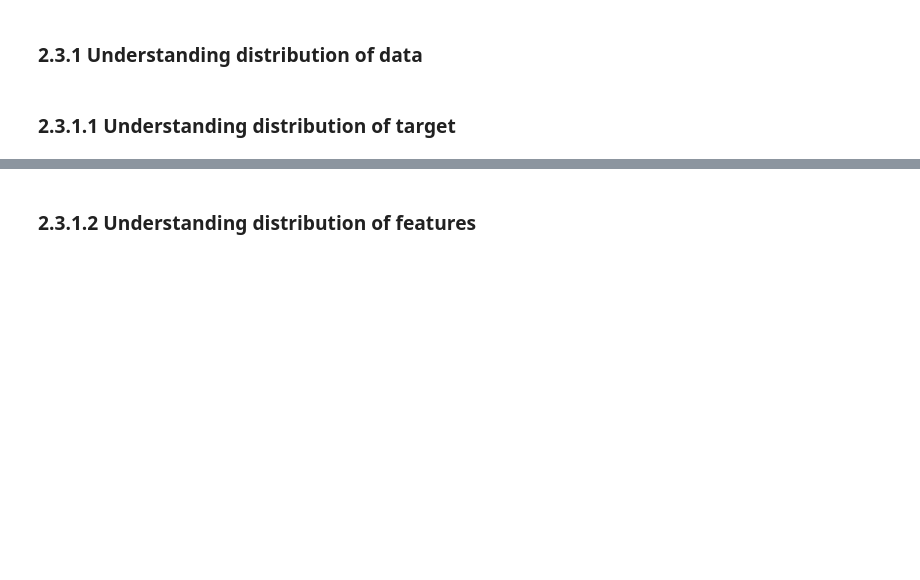
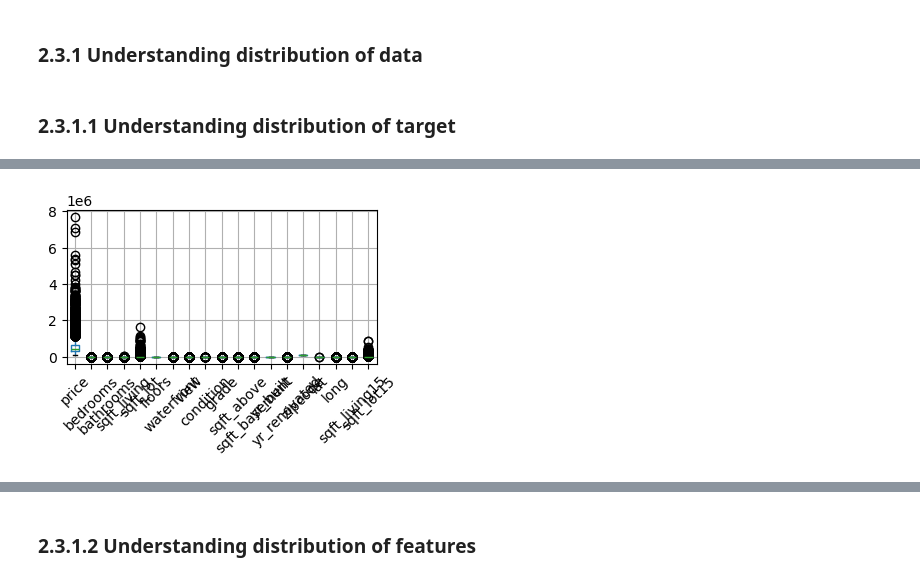
Before and after one commit to jovan210/housing-price-predictor, a Jupyter notebook: jovan_lau/houseprice_prediction.ipynb, the cells around one changed output, grey strips where cells are left out. Cells and saved outputs as stored; diff of their text form; code cells hidden in the pictures; blank space fills up the shorter version.

```diff
--- a/jovan_lau/houseprice_prediction.ipynb
+++ b/jovan_lau/houseprice_prediction.ipynb
@@ -74,0 +175,6 @@ df
+# %%
+#make boxplot of all columns
+df.boxplot(rot=45, figsize=(4,2))
+plt.show()
+# %% [output]
+[figure, added]
```
Also changed, not shown: parts of 13 cells of this notebook.
